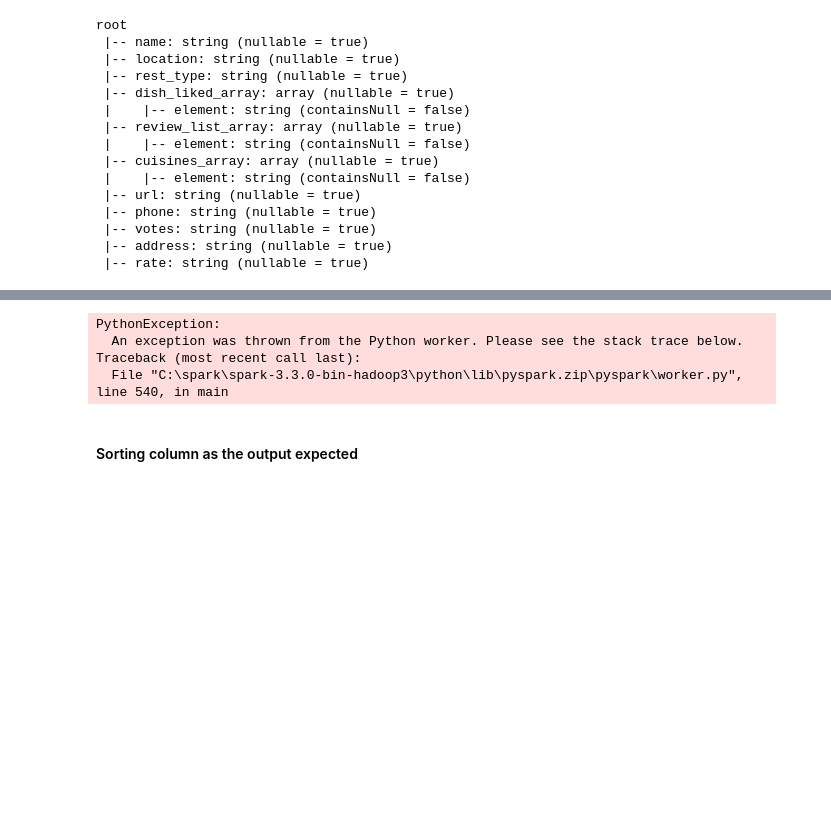
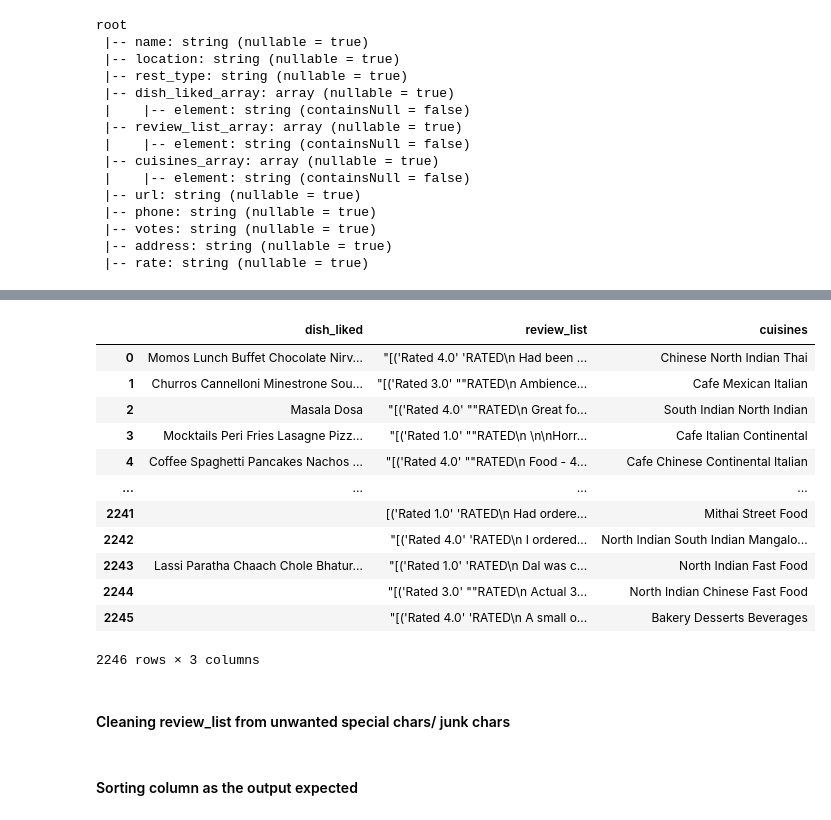
Before and after one commit to LucasMadrid/data_quality_engineering, a Jupyter notebook: dev_data_check.ipynb, the cells around one changed output, grey strips where cells are left out. Saved outputs shown, nothing was run; the diff lists cells and outputs as text; code cells hidden in the pictures; blank space fills up the shorter version.

```diff
--- a/dev_data_check.ipynb
+++ b/dev_data_check.ipynb
@@ -332,7 +335,23 @@ df_array_to_string = df_renamed_columns.withColumn('dish_liked', array_to_string
-# %%
-df_array_to_string.select('dish_liked').toPandas()
-# %% [output]
-PythonException:
-  An exception was thrown from the Python worker. Please see the stack trace below.
-Traceback (most recent call last):
-  File "C:\spark\spark-3.3.0-bin-hadoop3\python\lib\pyspark.zip\pyspark\worker.py", line 540, in main
+# %%
+df_arrays_to_string = df_renamed_columns.withColumn('dish_liked', concat_ws(' ', col('dish_liked_array'))) \
+                                    .withColumn('review_list', concat_ws(' ', col('review_list_array'))) \
+                                    .withColumn('cuisines', concat_ws(' ', col('cuisines_array'))) \
+                                .drop('dish_liked_array', 'review_list_array', 'cuisines_array')
+# %%
+df_arrays_to_string.select('dish_liked', 'review_list', 'cuisines').toPandas()
+# %% [output]
+|  | dish_liked | review_list | cuisines |
+| 0 | Momos Lunch Buffet Chocolate Nirv... | "[('Rated 4.0' 'RATED\n Had been ... | Chinese North Indian Thai |
+| 1 | Churros Cannelloni Minestrone Sou... | "[('Rated 3.0' ""RATED\n Ambience... | Cafe Mexican Italian |
+| 2 | Masala Dosa | "[('Rated 4.0' ""RATED\n Great fo... | South Indian North Indian |
+| 3 | Mocktails Peri Fries Lasagne Pizz... | "[('Rated 1.0' ""RATED\n \n\nHorr... | Cafe Italian Continental |
+| 4 | Coffee Spaghetti Pancakes Nachos ... | "[('Rated 4.0' ""RATED\n Food - 4... | Cafe Chinese Continental Italian |
+| ... | ... | ... | ... |
+| 2241 |  | [('Rated 1.0' 'RATED\n Had ordere... | Mithai Street Food |
+| 2242 |  | "[('Rated 4.0' 'RATED\n I ordered... | North Indian South Indian Mangalo... |
+| 2243 | Lassi Paratha Chaach Chole Bhatur... | "[('Rated 1.0' 'RATED\n Dal was c... | North Indian Fast Food |
+| 2244 |  | "[('Rated 3.0' ""RATED\n Actual 3... | North Indian Chinese Fast Food |
+| 2245 |  | "[('Rated 4.0' 'RATED\n A small o... | Bakery Desserts Beverages |
+2246 rows × 3 columns
+# %% [markdown]
+#### Cleaning review_list from unwanted special chars/ junk chars
```
Also changed, not shown: parts of 22 cells of this notebook, 8 other files.
